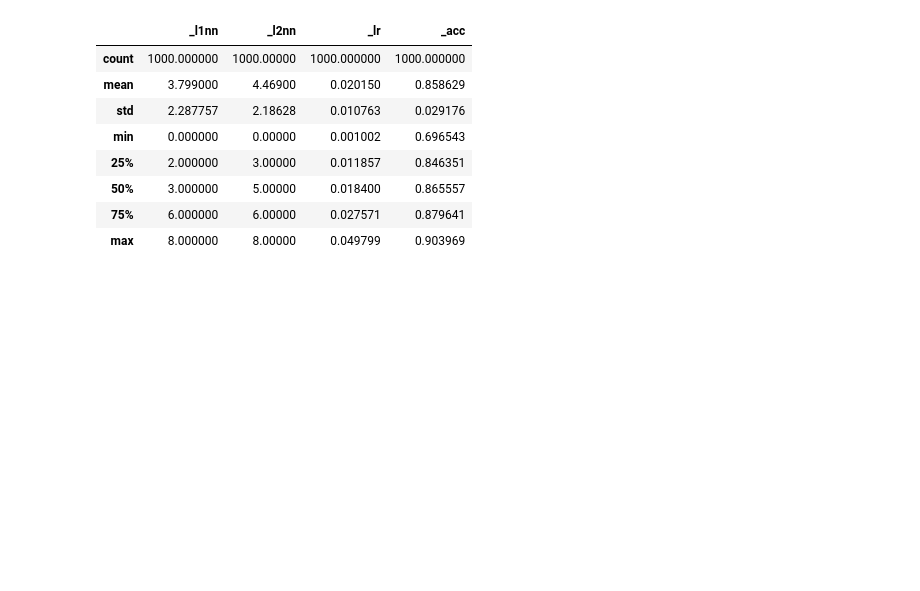
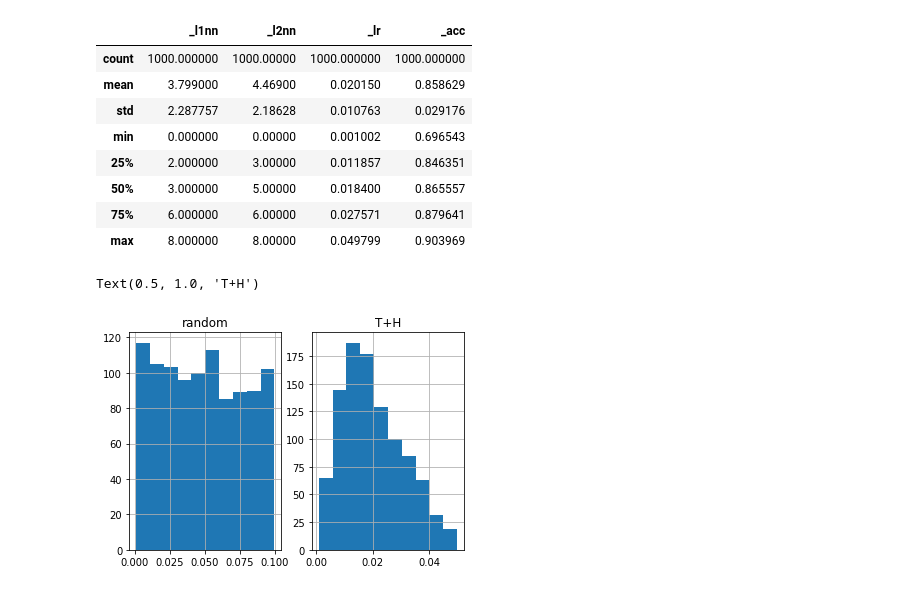
Before and after one commit to ChrisQlasty/Hyperoptimized, a Jupyter notebook: Performance comparison.ipynb, the cells around one changed output. Cells and saved outputs as stored; diff of their text form; code cells hidden in the pictures; blank space fills up the shorter version.

```diff
--- a/Performance comparison.ipynb
+++ b/Performance comparison.ipynb
@@ -206,3 +209,14 @@ Rth.describe()
 | 50% | 3.000000 | 5.00000 | 0.018400 | 0.865557 |
 | 75% | 6.000000 | 6.00000 | 0.027571 | 0.879641 |
 | max | 8.000000 | 8.00000 | 0.049799 | 0.903969 |
+# %%
+plt.subplot(1,2,1)
+Rtr['_lr'].hist()
+plt.title('random')
+
+plt.subplot(1,2,2)
+Rth['_lr'].hist()
+plt.title('T+H')
+# %% [output]
+Text(0.5, 1.0, 'T+H')
+[figure, added]
```
Also changed, not shown: parts of 5 cells of this notebook.
